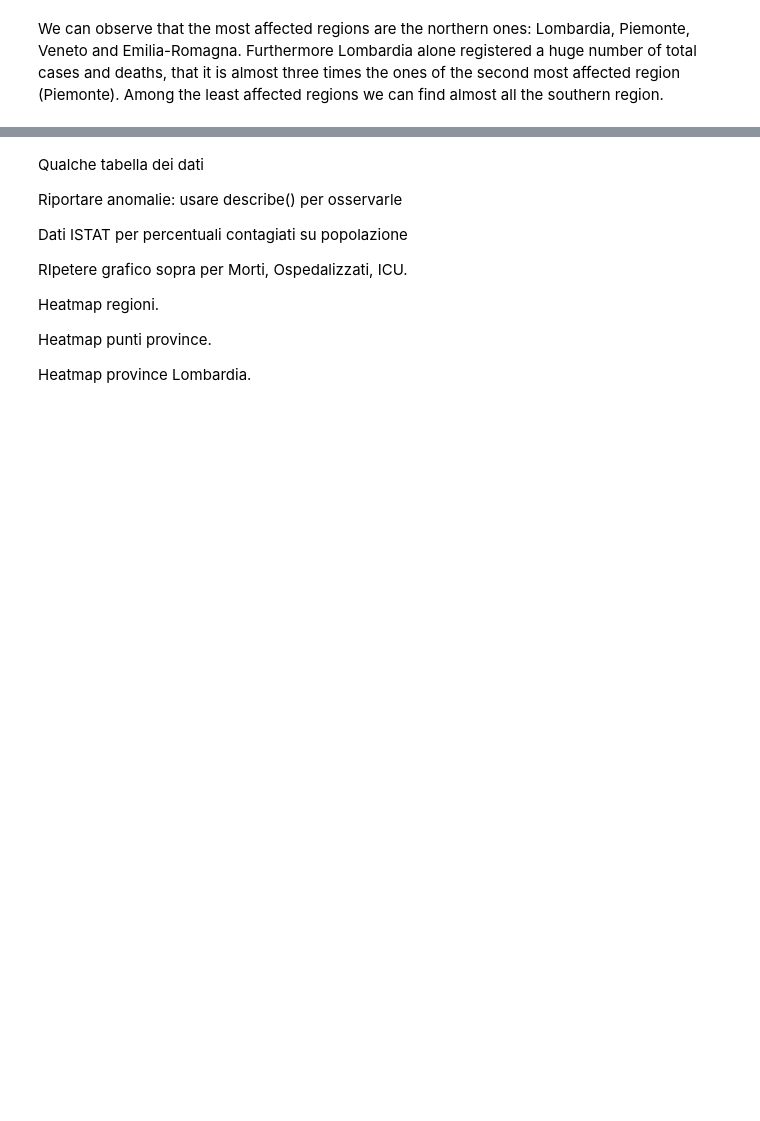
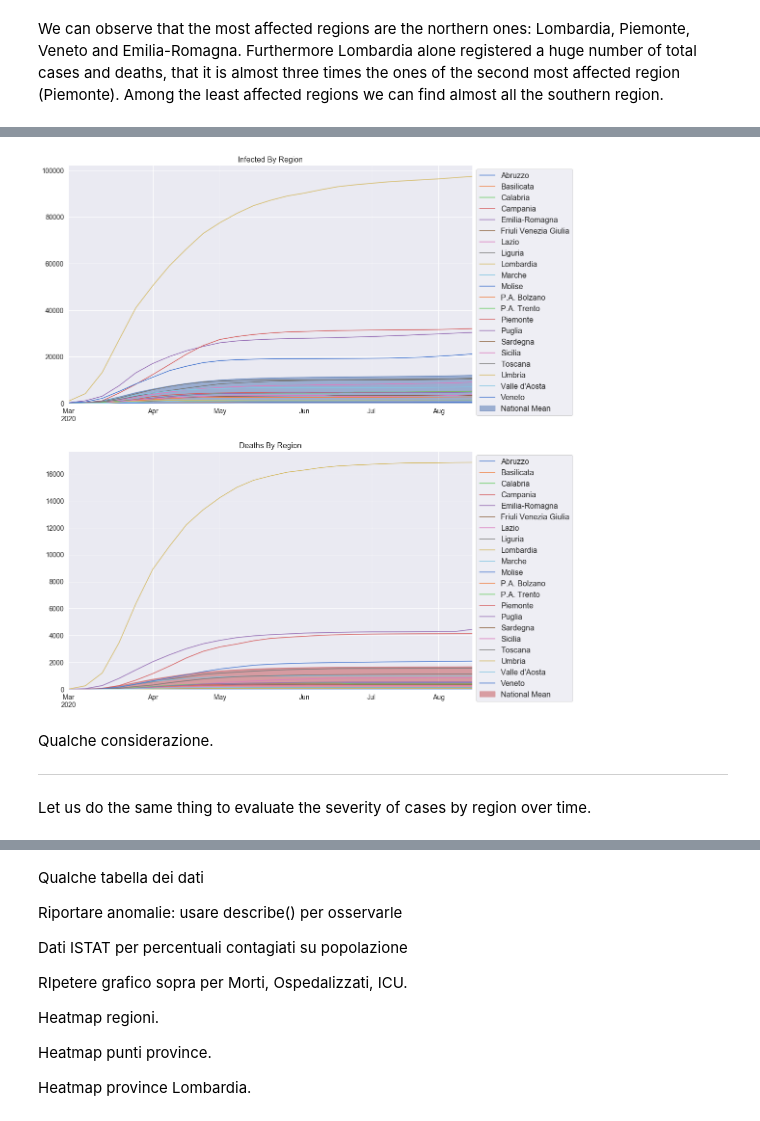
Before and after one commit to JacopoBartoli/agm_algorithms, a Jupyter notebook: Bartoli-Ravagli.ipynb, the cells around one changed output, grey strips where cells are left out. Saved outputs shown, nothing was run; the diff lists cells and outputs as text; code cells hidden in the pictures; blank space fills up the shorter version.

```diff
--- a/Bartoli-Ravagli.ipynb
+++ b/Bartoli-Ravagli.ipynb
@@ -512,0 +489,3 @@ plt.legend(fontsize=16,loc='upper left', bbox_to_anchor=(1.0, 1.0));
+# %%
+df_inf_by_region = df_reg[["totale_casi", "deceduti"]].unstack().asfreq("W")
+df_inf_by_region.head()
@@ -512,0 +502,3 @@ plt.legend(fontsize=16,loc='upper left', bbox_to_anchor=(1.0, 1.0));
+# %%
+df_national_mean = df_reg[["totale_casi", "deceduti"]].mean(level="data").asfreq("W")
+df_national_mean.head()
@@ -512,0 +513,32 @@ plt.legend(fontsize=16,loc='upper left', bbox_to_anchor=(1.0, 1.0));
+# %%
+fig, axes = plt.subplots(2, 1, figsize=(15,20))
+
+# Plot infected trend
+ax = df_inf_by_region["totale_casi"].plot(title="Infected By Region", ax=axes[0],
+                           color=sns.color_palette("muted", len(df_inf_by_region.index)), fontsize=14)
+ax.set_xlabel(None)
+ax.title.set_size(16)
+
+ax = df_national_mean["totale_casi"].plot.area(ax=axes[0], alpha=0.5)
+ax.set_xlabel(None)
+ax.legend(fontsize=16,loc='upper left', bbox_to_anchor=(1.0, 1.0));
+ax.get_legend().texts[-1].set_text("National Mean")
+
+# Plot death trend
+ax = df_inf_by_region["deceduti"].plot(title="Deaths By Region", ax=axes[1],
+                           color=sns.color_palette("muted", len(df_inf_by_region.index)), fontsize=14)
+ax.set_xlabel(None)
+ax.title.set_size(16)
+
+ax = df_national_mean["deceduti"].plot.area(ax=axes[1], alpha=0.5, color='r')
+ax.set_xlabel(None)
+ax.legend(fontsize=16,loc='upper left', bbox_to_anchor=(1.0, 1.0));
+ax.get_legend().texts[-1].set_text("National Mean")
+# %% [output]
+[figure, added]
+# %% [markdown]
+Qualche considerazione.
+
+---
+
+Let us do the same thing to evaluate the severity of cases by region over time.
```
Also changed, not shown: parts of 49 cells of this notebook, 1 other file.
